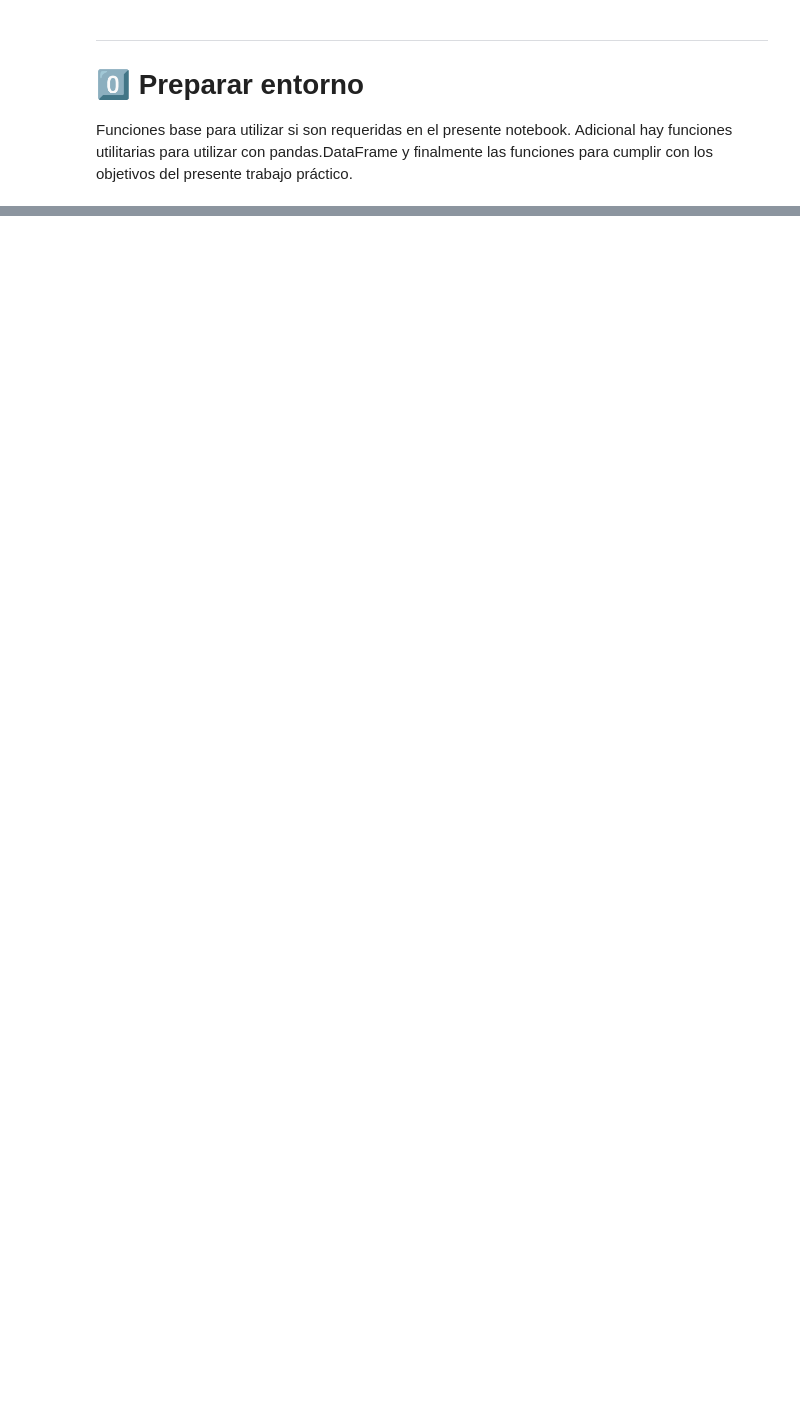
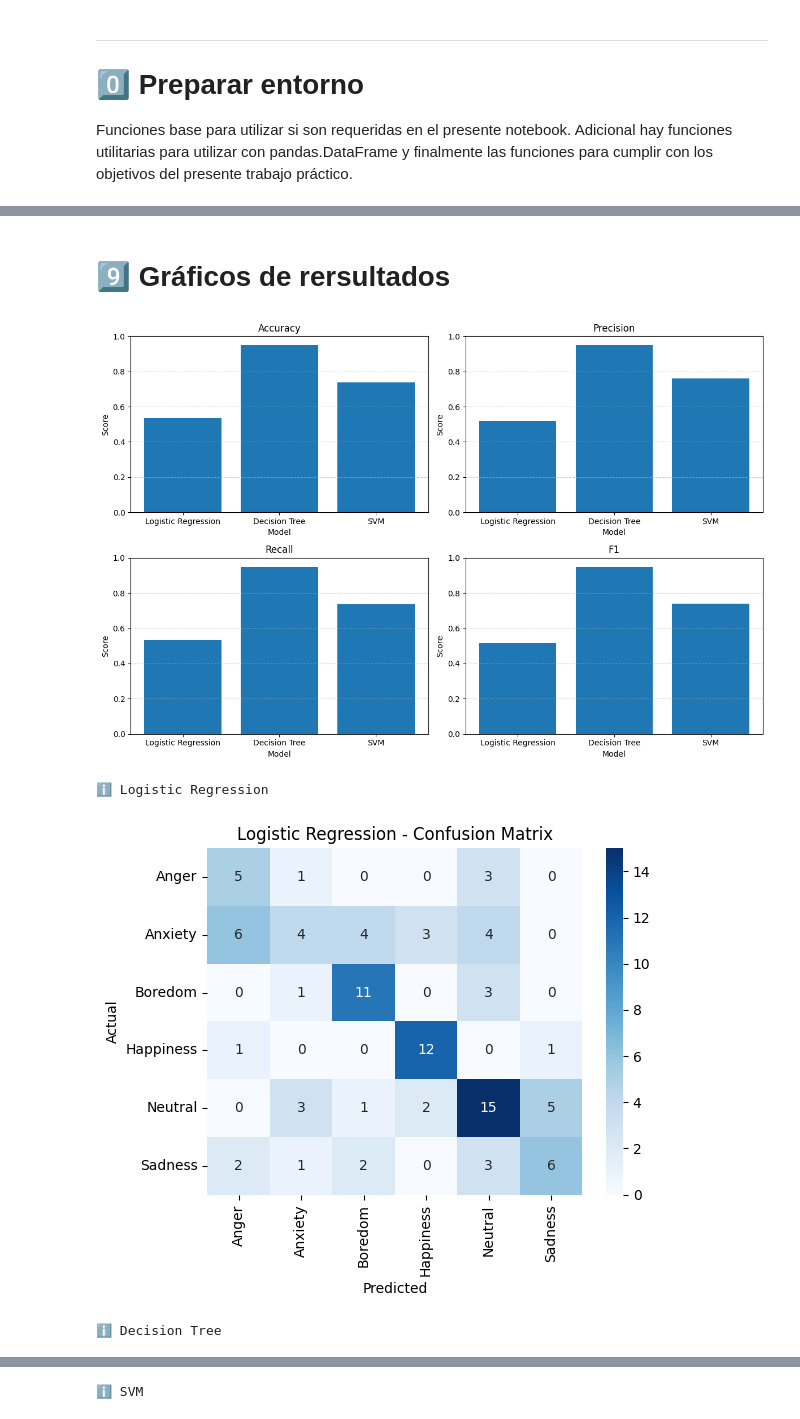
Before and after one commit to UIDE-Tareas/9-Inteligencia-Artificial-Data-Mining-II-Tarea1, a Jupyter notebook: Main.ipynb, the cells around one changed output, grey strips where cells are left out. Saved outputs shown, nothing was run; the diff lists cells and outputs as text; code cells hidden in the pictures; blank space fills up the shorter version.

```diff
--- a/Main.ipynb
+++ b/Main.ipynb
@@ -772,0 +1810,60 @@ def DetectSplitType(split) -> SplitTypeInfo:
+# %% [markdown]
+# 9️⃣ Gráficos de rersultados
+# %%
+def PlotMetricsBarCharts(dfMetrics: pandas.DataFrame):
+
+    metrics = ["Accuracy", "Precision", "Recall", "F1"]
+    models = dfMetrics["Model"]
+
+    fig, axes = plt.subplots(2, 2, figsize=(12, 8))
+    axes = axes.flatten()
+
+    for i, metric in enumerate(metrics):
+        axes[i].bar(models, dfMetrics[metric])
+        axes[i].set_title(metric)
+        axes[i].set_ylim(0, 1)
+        axes[i].set_ylabel("Score")
+        axes[i].set_xlabel("Model")
+        axes[i].grid(axis="y", linestyle="--", alpha=0.6)
+
+    plt.tight_layout()
+    plt.show()
+
+def PlotModelsConfusionMatrices(
+    split: SplitLike,
+    targetColumn: str
+):
+
+    lr = ApplyLogisticRegression(split, targetColumn)
+    dt = ApplyDecisionTree(split, targetColumn)
+    svm = ApplySVM(split, targetColumn)
+
+    classNames = sorted(split.Train.y[targetColumn].unique())
+    print("ℹ️ Logistic Regression")
+    PlotConfusionMatrix(
+        lr.ConfusionMatrix,
+        title="Logistic Regression - Confusion Matrix",
+        classNames=classNames
+    )
+
+    print("ℹ️ Decision Tree")
+    PlotConfusionMatrix(
+        dt.ConfusionMatrix,
+        title="Decision Tree - Confusion Matrix",
+        classNames=classNames
+    )
+
+    print("ℹ️ SVM")
+    PlotConfusionMatrix(
+        svm.ConfusionMatrix,
+        title="SVM - Confusion Matrix",
+        classNames=classNames
+    )
+
+PlotMetricsBarCharts(dfMetrics)
+PlotModelsConfusionMatrices(pcaClassificationSplit, targetColumn)
+# %% [output]
+[figure, added]
+ℹ️ Logistic Regression
+[figure, added]
+ℹ️ Decision Tree
@@ -772,0 +1871 @@ def DetectSplitType(split) -> SplitTypeInfo:
+ℹ️ SVM
```
Also changed, not shown: parts of 19 cells of this notebook, 3 other files.
